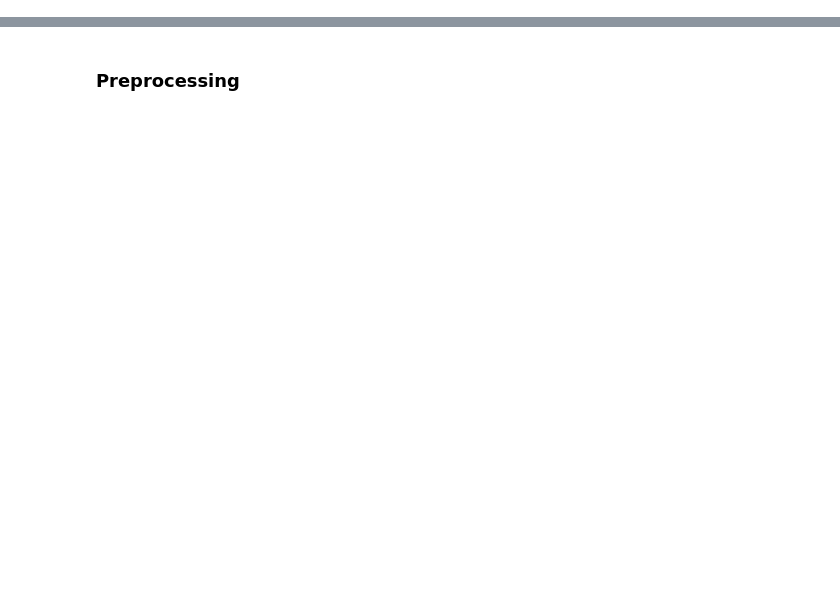
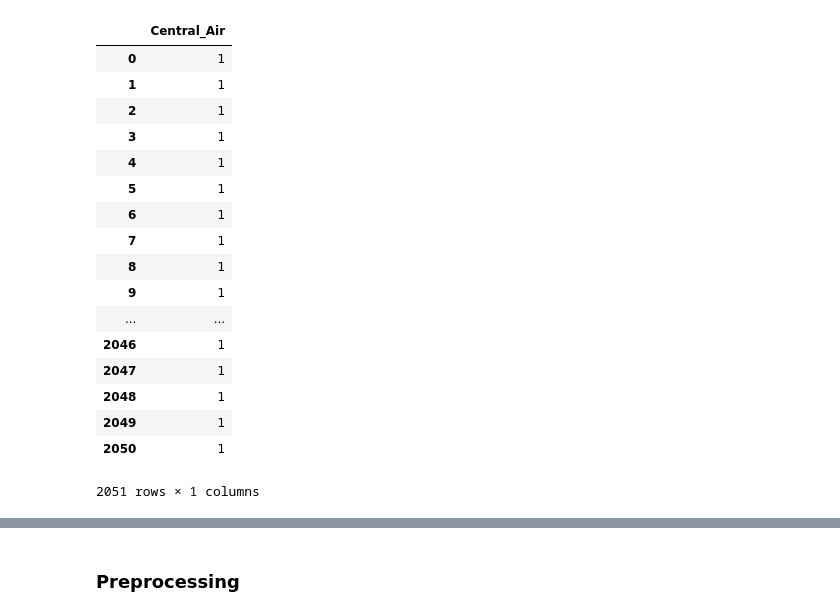
Before and after one commit to t-brewer/ames_housing, a Jupyter notebook: regression/regression_challenge.ipynb, the cells around one changed output, grey strips where cells are left out. Cells and saved outputs as stored; diff of their text form; code cells hidden in the pictures; blank space fills up the shorter version.

```diff
--- a/regression/regression_challenge.ipynb
+++ b/regression/regression_challenge.ipynb
@@ -23,0 +41,21 @@ train = load_data()
+# %%
+data[[c for c in data.columns if 'Central_Air' in c]]
+# %% [output]
+|  | Central_Air |
+| 0 | 1 |
+| 1 | 1 |
+| 2 | 1 |
+| 3 | 1 |
+| 4 | 1 |
+| 5 | 1 |
+| 6 | 1 |
+| 7 | 1 |
+| 8 | 1 |
+| 9 | 1 |
+| ... | ... |
+| 2046 | 1 |
+| 2047 | 1 |
+| 2048 | 1 |
+| 2049 | 1 |
+| 2050 | 1 |
+2051 rows × 1 columns
```
Also changed, not shown: parts of 44 cells of this notebook, 1 other file.
